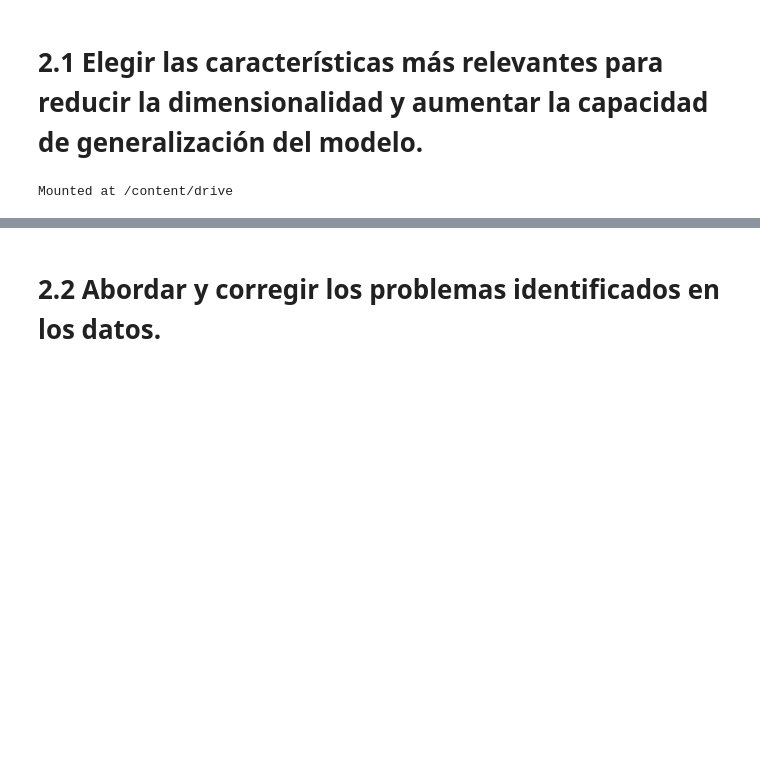
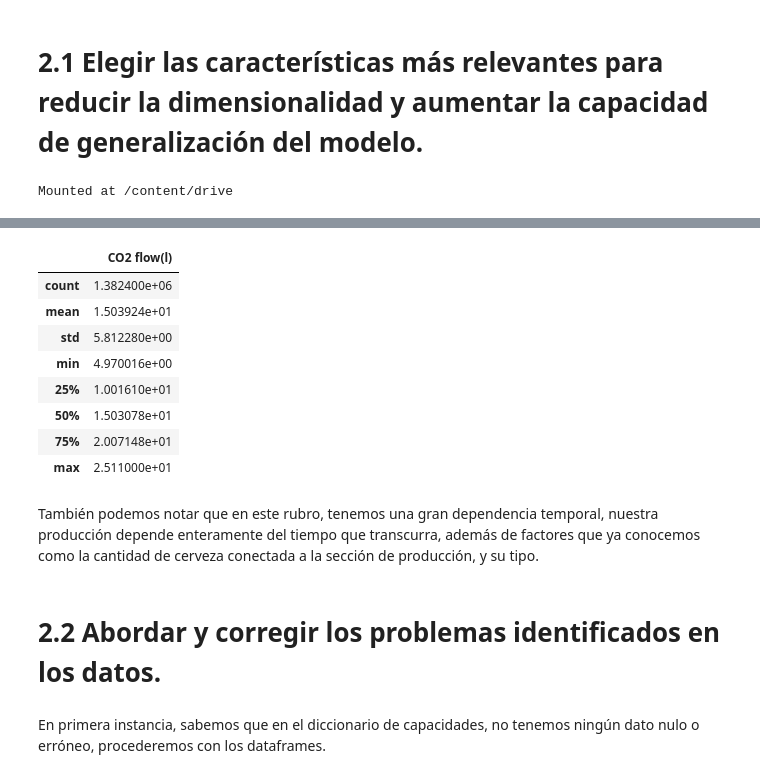
Before and after one commit to A01793469/CO2MassBalance_Equipo6, a Jupyter notebook: Avance1_Equipo6.ipynb, the cells around one changed output, grey strips where cells are left out. Cells and saved outputs as stored; diff of their text form; code cells hidden in the pictures; blank space fills up the shorter version.

```diff
--- a/Avance1_Equipo6.ipynb
+++ b/Avance1_Equipo6.ipynb
@@ -94,2 +161,19 @@ target_df.head()
+# %%
+# Obtenemos algunas estadísticas de la columna de flujo
+flow_df.describe()
+# %% [output]
+|  | CO2 flow(l) |
+| count | 1.382400e+06 |
+| mean | 1.503924e+01 |
+| std | 5.812280e+00 |
+| min | 4.970016e+00 |
+| 25% | 1.001610e+01 |
+| 50% | 1.503078e+01 |
+| 75% | 2.007148e+01 |
+| max | 2.511000e+01 |
+# %% [markdown]
+También podemos notar que en este rubro, tenemos una gran dependencia temporal, nuestra producción depende enteramente del tiempo que transcurra, además de factores que ya conocemos como la cantidad de cerveza conectada a la sección de producción, y su tipo.
 # %% [markdown]
 # 2.2 Abordar y corregir los problemas identificados en los datos.
+# %% [markdown]
+En primera instancia, sabemos que en el diccionario de capacidades, no tenemos ningún dato nulo o erróneo, procederemos con los dataframes.
```
Also changed, not shown: parts of 32 cells of this notebook, 4 other files.
